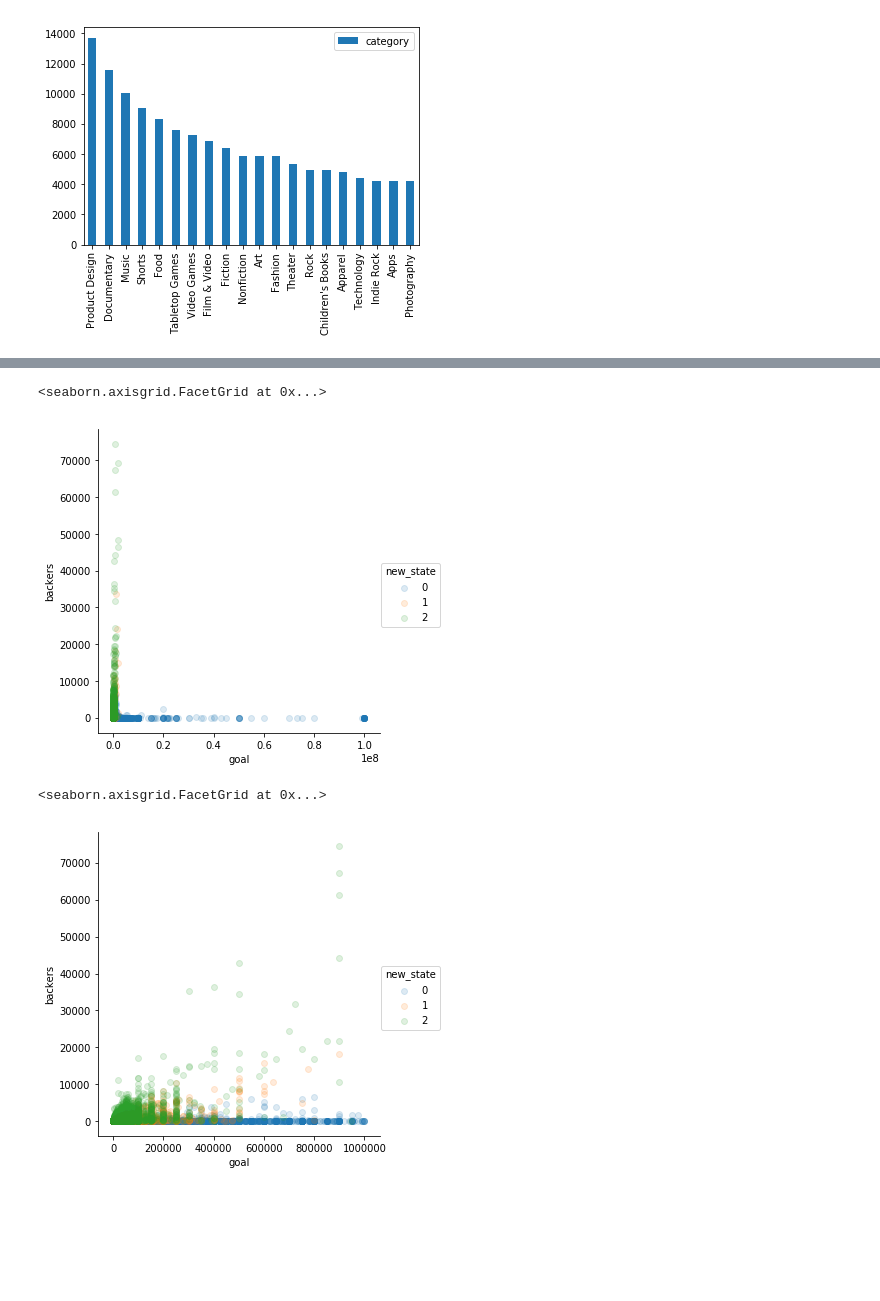
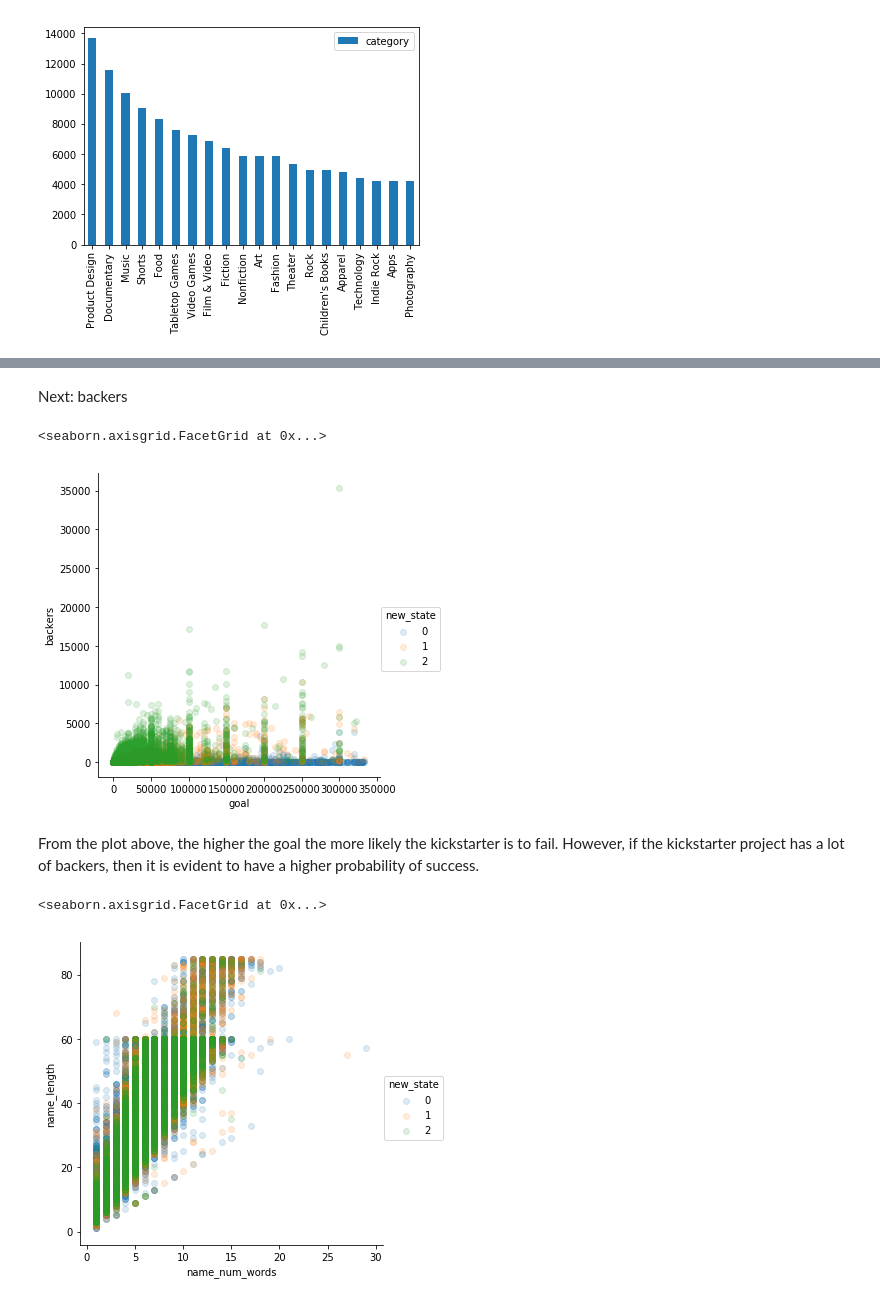
Before and after one commit to j2colaco/nu_ds_challenge, a Jupyter notebook: kickstarter_codebase.ipynb, the cells around one changed output, grey strips where cells are left out. Drawn from its saved outputs; the diff is of its cells as text; code cells hidden in the pictures; blank space fills up the shorter version.

```diff
--- a/kickstarter_codebase.ipynb
+++ b/kickstarter_codebase.ipynb
@@ -295,13 +382,18 @@ Following is a bar plot of the top 20 categories:
+# %% [markdown]
+Next: backers
 # %%
+backers_plot_data = data_v2[data_v2['goal'] < data_v2.goal.quantile(quantile)]
 sns.lmplot( x="goal", y="backers",
-           data=data_v2, fit_reg=False, hue='new_state', legend=True, scatter_kws={'alpha':0.15})
+           data=backers_plot_data, fit_reg=False, hue='new_state', legend=True, scatter_kws={'alpha':0.15})
 # %% [output]
 <seaborn.axisgrid.FacetGrid at 0x...>
-[figure, old version]
+[figure, new version]
+# %% [markdown]
+From the plot above, the higher the goal the more likely the kickstarter is to fail. However, if the kickstarter project has a lot of backers, then it is evident to have a higher probability of success.
 # %%
-test = data_v2[data_v2['goal'] < 1000000]
-sns.lmplot( x="goal", y="backers",
-           data=test, fit_reg=False, hue='new_state', legend=True, scatter_kws={'alpha':0.15})
+backers_plot_data = data_v2[data_v2['goal'] < data_v2.goal.quantile(quantile)]
+sns.lmplot( x="name_num_words", y="name_length",
+           data=backers_plot_data, fit_reg=False, hue='new_state', legend=True, scatter_kws={'alpha':0.15})
 # %% [output]
 <seaborn.axisgrid.FacetGrid at 0x...>
-[figure, old version]
+[figure, new version]
```
Also changed, not shown: parts of 39 cells of this notebook.
